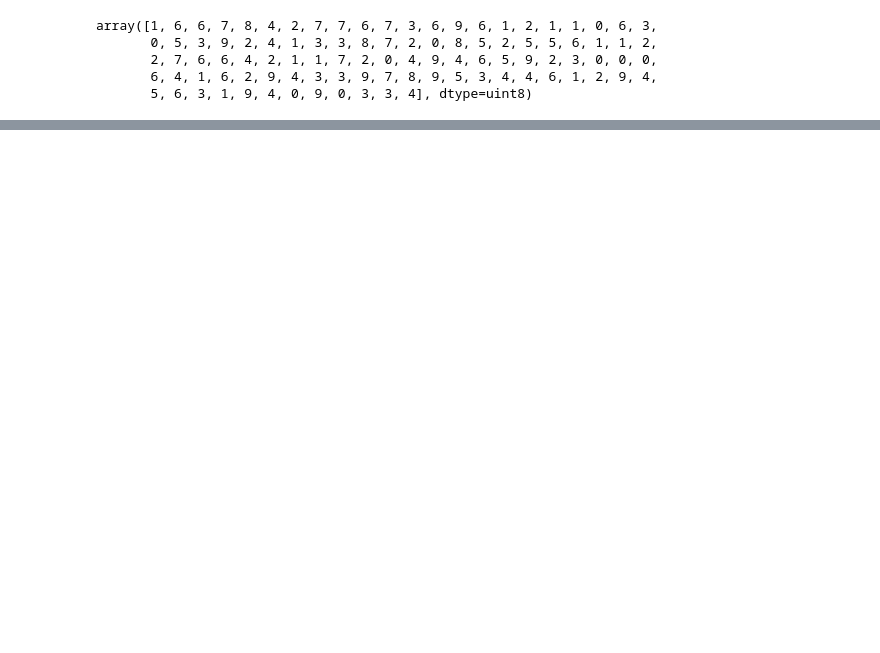
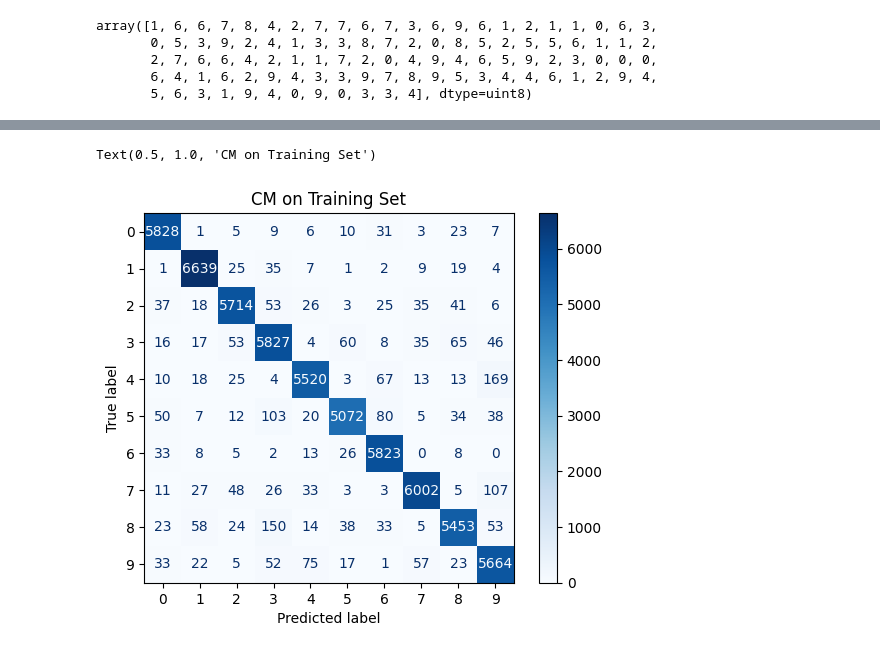
Before and after one commit to Lupin2019/tele_comme_pari, a Jupyter notebook: SD211/TP_SGD/TP_MNIST_basic_functions.ipynb, the cells around one changed output, grey strips where cells are left out. Saved outputs shown, nothing was run; the diff lists cells and outputs as text; code cells hidden in the pictures; blank space fills up the shorter version.

```diff
--- a/SD211/TP_SGD/TP_MNIST_basic_functions.ipynb
+++ b/SD211/TP_SGD/TP_MNIST_basic_functions.ipynb
@@ -175,0 +243,10 @@ loss(y_train[samples_for_evaluation], logits).numpy()
+# %%
+train_data, test_data = tf.keras.datasets.mnist.load_data(path="mnist.npz")
+x_train = train_data[0].reshape(-1,784).astype(float) / 255
+y_train = train_data[1]
+x_test = test_data[0].reshape(-1,784).astype(float) / 255
+y_test = test_data[1]
+# %%
+y_train_hat = np.argmax(model(x_train), axis=1)
+
+y_test_hat = np.argmax(model(x_test), axis=1)
@@ -175,0 +257,7 @@ loss(y_train[samples_for_evaluation], logits).numpy()
+# %%
+ConfusionMatrixDisplay.from_predictions(y_train, y_train_hat, cmap=plt.cm.Blues)
+
+plt.title("CM on Training Set")
+# %% [output]
+Text(0.5, 1.0, 'CM on Training Set')
+[figure, added]
```
Also changed, not shown: parts of 26 cells of this notebook, 5 other files.
